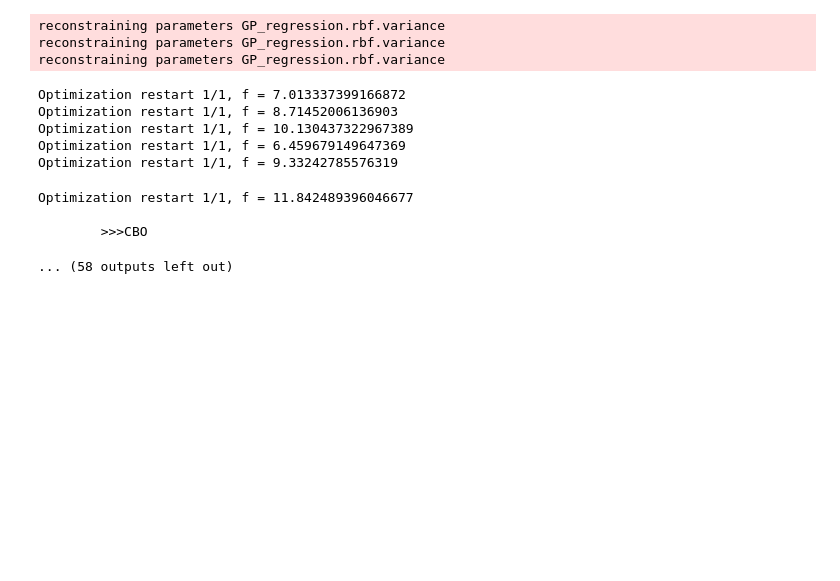
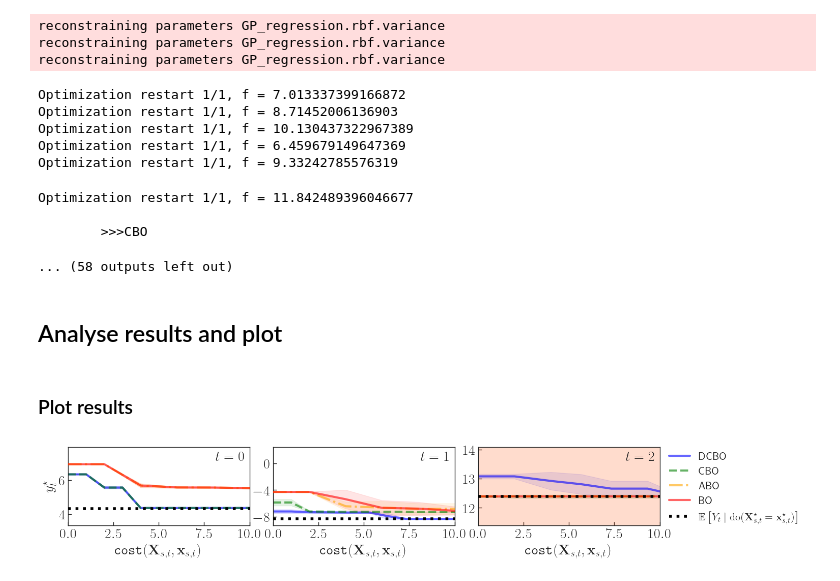
Before and after one commit to neildhir/DCBO, a Jupyter notebook: notebooks/nonstat_scm.ipynb, the cells around one changed output. Saved outputs shown, nothing was run; the diff lists cells and outputs as text; code cells hidden in the pictures; blank space fills up the shorter version.

```diff
--- a/notebooks/nonstat_scm.ipynb
+++ b/notebooks/nonstat_scm.ipynb
@@ -76,6 +76,7 @@ Unlike the demo in `stat_scm.ipynb` here we are going to demonstrate the replica
 # See method for argument details
 change_points = T*[False]
 change_points[1] = True # We encode where the time-series changes stationary regime
+R = 3
 results = run_methods_replicates(G=dag,
                                 sem=NonStatSEM,
                                 make_sem_estimator=auto_sem_hat,
@@ -86,7 +87,7 @@ results = run_methods_replicates(G=dag,
                                 exploration_sets = exploration_sets,
                                 total_timesteps = T,
                                 number_of_trials = N,
-                                reps = 3, # Numer of replicates (how many times we run each method)
+                                reps = R, # Numer of replicates (how many times we run each method)
                                 n_restart = 1,
                                 save_data = False,
                                 n_obs = 10, # The method samples 10 time-series for each replicate
@@ -126,3 +127,5 @@ Optimization restart 1/1, f = 11.842489396046677
 
         >>>CBO
 ... (58 outputs left out)
+# %% [markdown]
+## Analyse results and plot
@@ -128,0 +136,40 @@ Optimization restart 1/1, f = 11.842489396046677
+# %%
+# Since we didn't save the results we cannot use the pickled file so we have to convert results to the correct format
+data = get_relevant_results(results=results,replicates=R)
+exp_optimal_outcome_values_during_trials, exp_per_trial_cost = elaborate(number_of_interventions=None,
+                                                                         n_replicates=R,
+                                                                         data=data,
+                                                                         best_objective_values=true_objective_values,
+                                                                         T=T)
+# %% [markdown]
+### Plot results
+# %%
+plot_params = {
+    "linewidth": 3,
+    "linewidth_opt": 4,
+    "alpha": 0.1,
+    "xlim_max": N,
+    "ncols": 5,
+    "loc_legend": "lower right",
+    "size_ticks": 20,
+    "size_labels": 20,
+    "xlabel": r'$\texttt{cost}(\mathbf{X}_{s,t}, \mathbf{x}_{s,t})$',
+    "labels": {'DCBO': 'DCBO', 'CBO': 'CBO', 'ABO': 'ABO', 'BO': 'BO', 'True': r'$\mathbb{E} \left [Y_t \mid \textrm{do}(\mathbf{X}_{s,t}^\star = \mathbf{x}_{s,t}^\star) \right]$'},
+    "colors": {'DCBO': 'blue', 'CBO': 'green', 'ABO': 'orange', 'BO': 'red', 'True': 'black'},
+    "line_styles": {'DCBO': '-', 'CBO': '--', 'ABO': 'dashdot', 'BO': '-', 'True': ':'},
+    "width":10
+}
+rc('text', usetex=True)
+rc('text.latex', preamble=r'\usepackage{amssymb}')
+rc('font', family='serif')
+rc('font', size=20)
+# %%
+# Here we demonstrate how to use the plot functionality as used in the paper. Each frame corresponds to one time-slice. As we have only run each model for ten trials, we do not expect stellar results (see final frame).
+plot_expected_opt_curve_paper(T,
+    true_objective_values,
+    exp_per_trial_cost,
+    exp_optimal_outcome_values_during_trials,
+    plot_params,
+    fig_size = (15,2))
+# %% [output]
+[figure, added]
```
Also changed, not shown: parts of 1 cell of this notebook, 3 other files.
